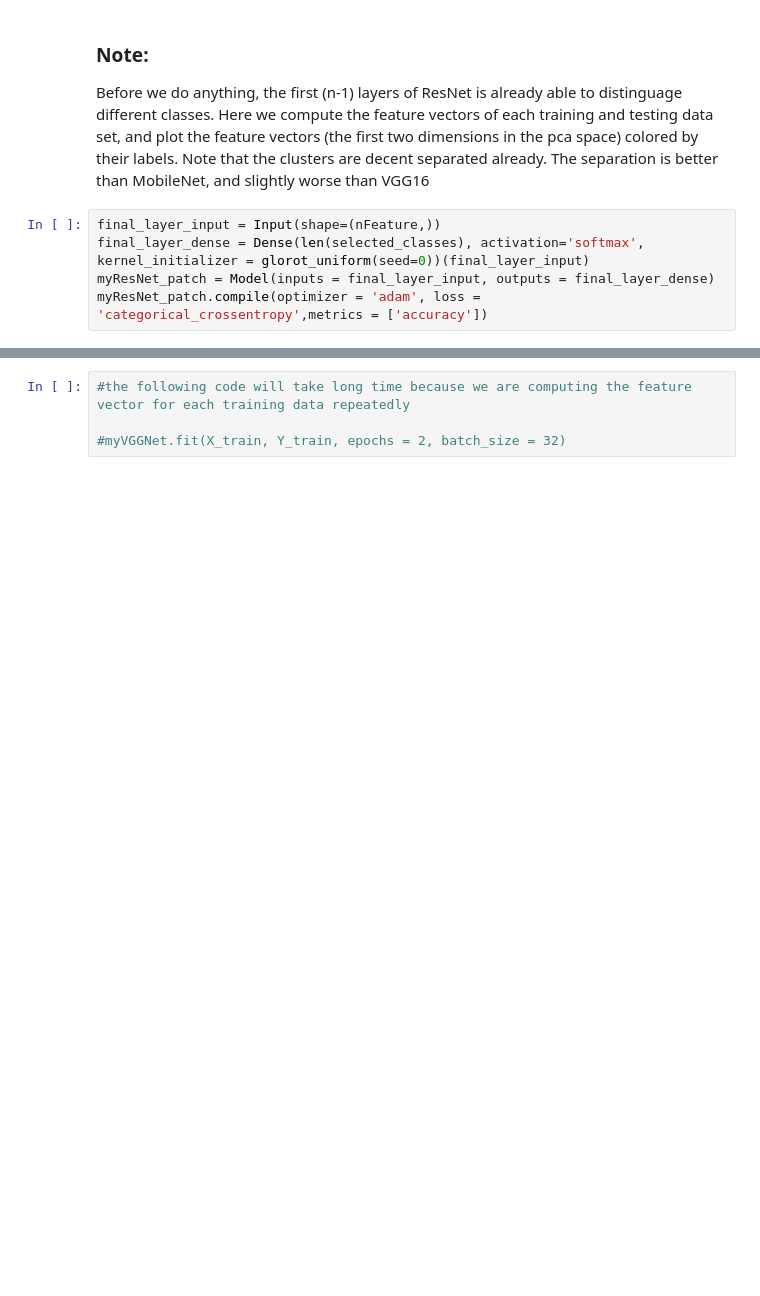
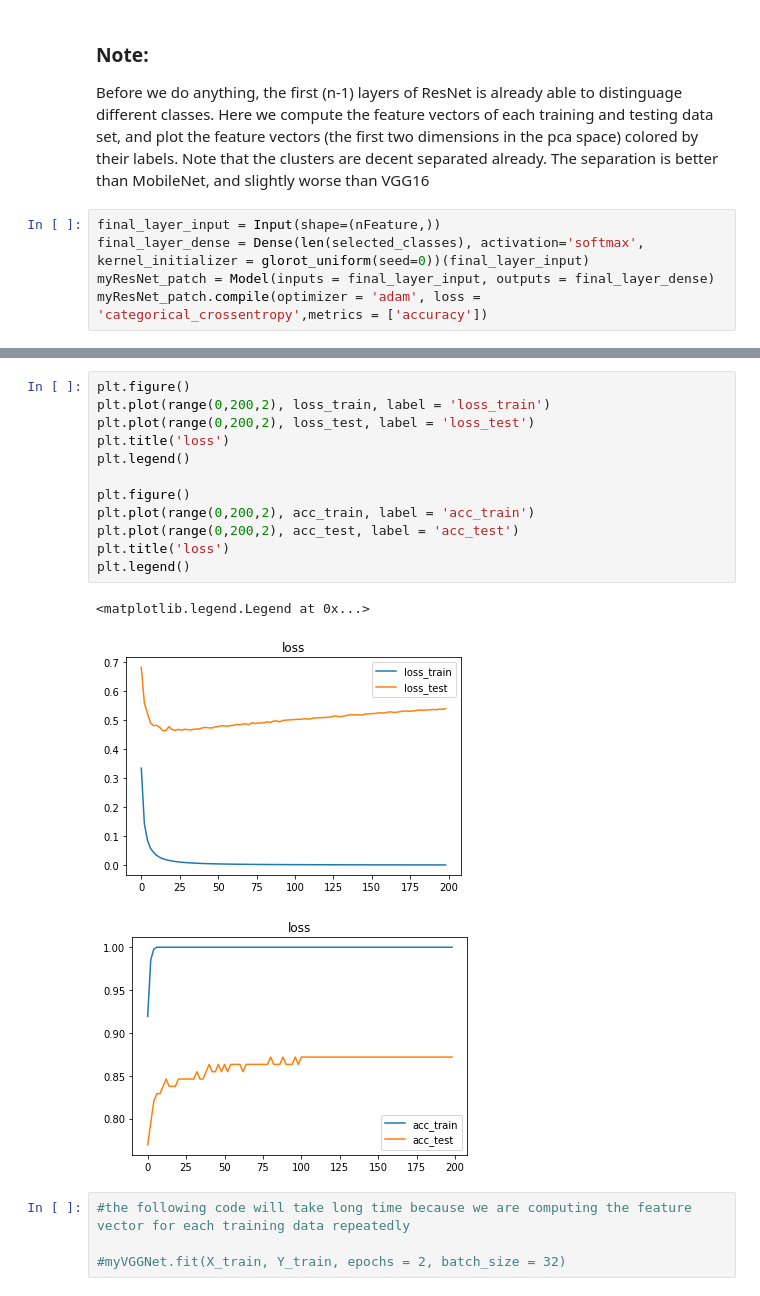
Before and after one commit to zxzhaixiang/CNN_transfer_learning_new, a Jupyter notebook: ResNet_transfer_learning.ipynb, the cells around one changed output, grey strips where cells are left out. Cells and saved outputs as stored; diff of their text form; blank space fills up the shorter version.

```diff
--- a/ResNet_transfer_learning.ipynb
+++ b/ResNet_transfer_learning.ipynb
@@ -228,3 +258,19 @@ Epoch 15/15
+# %%
+plt.figure()
+plt.plot(range(0,200,2), loss_train, label = 'loss_train')
+plt.plot(range(0,200,2), loss_test, label = 'loss_test')
+plt.title('loss')
+plt.legend()
+
+plt.figure()
+plt.plot(range(0,200,2), acc_train, label = 'acc_train')
+plt.plot(range(0,200,2), acc_test, label = 'acc_test')
+plt.title('loss')
+plt.legend()
+# %% [output]
+<matplotlib.legend.Legend at 0x...>
+[figure, added]
+[figure, added]
 # %%
 #the following code will take long time because we are computing the feature vector for each training data repeatedly
 
```
Also changed, not shown: parts of 18 cells of this notebook, 2 other files.
